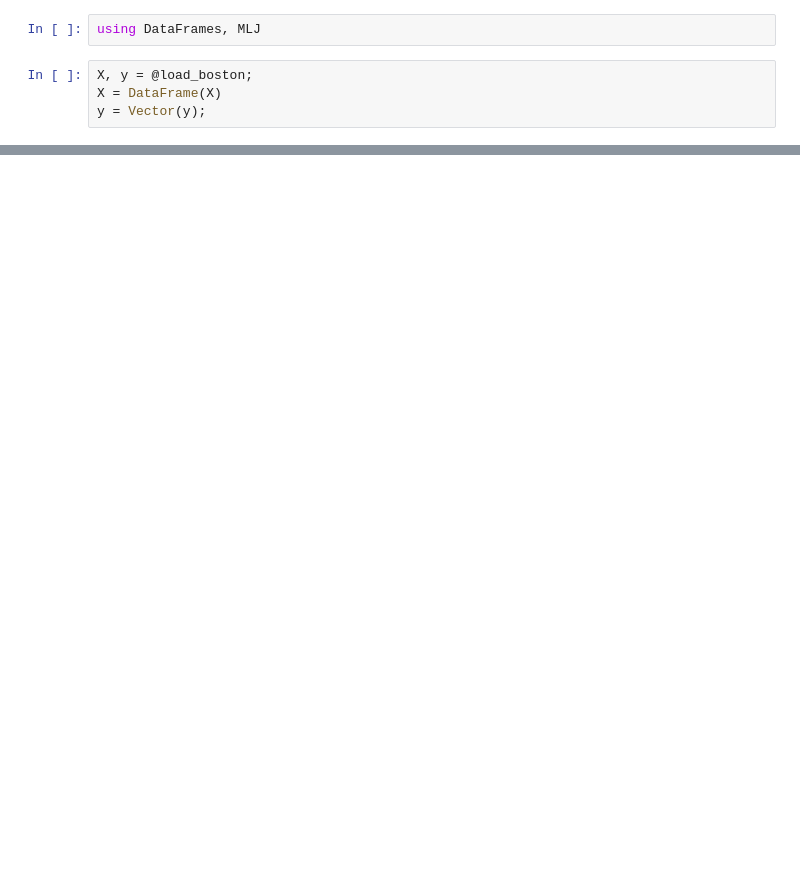
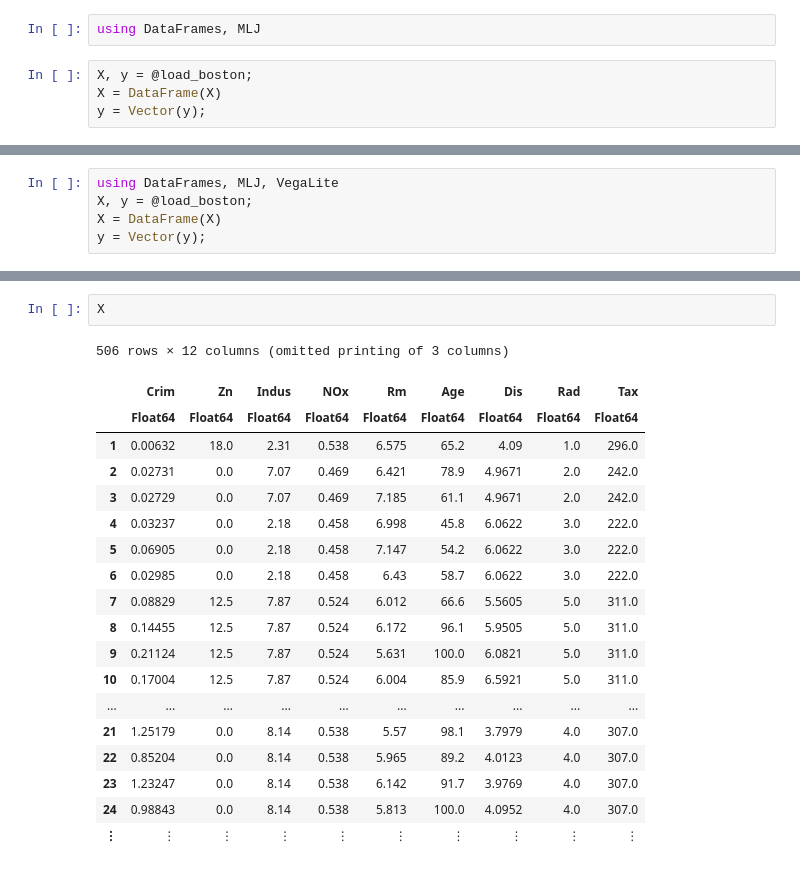
Before and after one commit to julionovoa/jl-sandbox, a Jupyter notebook: code/_random_mlj_stuff.ipynb, the cells around one changed output, grey strips where cells are left out. Cells and saved outputs as stored; diff of their text form; blank space fills up the shorter version.

```diff
--- a/code/_random_mlj_stuff.ipynb
+++ b/code/_random_mlj_stuff.ipynb
@@ -170,0 +45,5 @@ r.best_report
+# %%
+using DataFrames, MLJ, VegaLite
+X, y = @load_boston;
+X = DataFrame(X)
+y = Vector(y);
@@ -170,0 +116,22 @@ r.best_report
+# %%
+X
+# %% [output]
+506 rows × 12 columns (omitted printing of 3 columns)
+|  | Crim | Zn | Indus | NOx | Rm | Age | Dis | Rad | Tax |
+|  | Float64 | Float64 | Float64 | Float64 | Float64 | Float64 | Float64 | Float64 | Float64 |
+| 1 | 0.00632 | 18.0 | 2.31 | 0.538 | 6.575 | 65.2 | 4.09 | 1.0 | 296.0 |
+| 2 | 0.02731 | 0.0 | 7.07 | 0.469 | 6.421 | 78.9 | 4.9671 | 2.0 | 242.0 |
+| 3 | 0.02729 | 0.0 | 7.07 | 0.469 | 7.185 | 61.1 | 4.9671 | 2.0 | 242.0 |
+| 4 | 0.03237 | 0.0 | 2.18 | 0.458 | 6.998 | 45.8 | 6.0622 | 3.0 | 222.0 |
+| 5 | 0.06905 | 0.0 | 2.18 | 0.458 | 7.147 | 54.2 | 6.0622 | 3.0 | 222.0 |
+| 6 | 0.02985 | 0.0 | 2.18 | 0.458 | 6.43 | 58.7 | 6.0622 | 3.0 | 222.0 |
+| 7 | 0.08829 | 12.5 | 7.87 | 0.524 | 6.012 | 66.6 | 5.5605 | 5.0 | 311.0 |
+| 8 | 0.14455 | 12.5 | 7.87 | 0.524 | 6.172 | 96.1 | 5.9505 | 5.0 | 311.0 |
+| 9 | 0.21124 | 12.5 | 7.87 | 0.524 | 5.631 | 100.0 | 6.0821 | 5.0 | 311.0 |
+| 10 | 0.17004 | 12.5 | 7.87 | 0.524 | 6.004 | 85.9 | 6.5921 | 5.0 | 311.0 |
+| ... | ... | ... | ... | ... | ... | ... | ... | ... | ... |
+| 21 | 1.25179 | 0.0 | 8.14 | 0.538 | 5.57 | 98.1 | 3.7979 | 4.0 | 307.0 |
+| 22 | 0.85204 | 0.0 | 8.14 | 0.538 | 5.965 | 89.2 | 4.0123 | 4.0 | 307.0 |
+| 23 | 1.23247 | 0.0 | 8.14 | 0.538 | 6.142 | 91.7 | 3.9769 | 4.0 | 307.0 |
+| 24 | 0.98843 | 0.0 | 8.14 | 0.538 | 5.813 | 100.0 | 4.0952 | 4.0 | 307.0 |
+| ⋮ | ⋮ | ⋮ | ⋮ | ⋮ | ⋮ | ⋮ | ⋮ | ⋮ | ⋮ |
```
Also changed, not shown: parts of 18 cells of this notebook.
